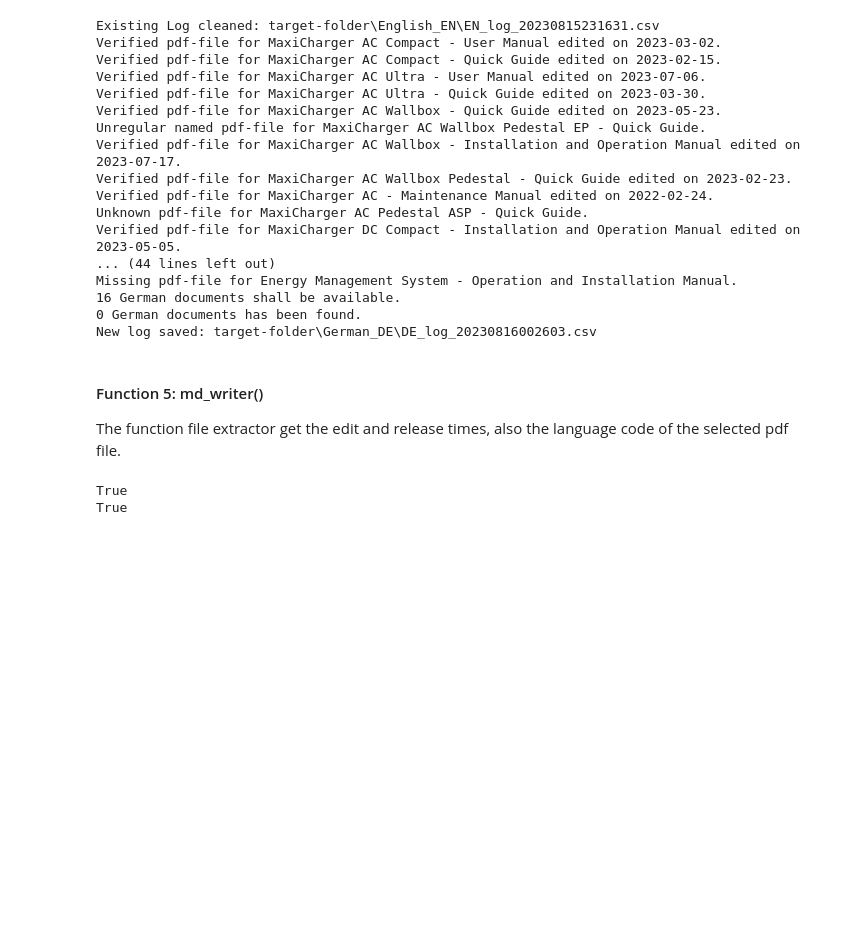
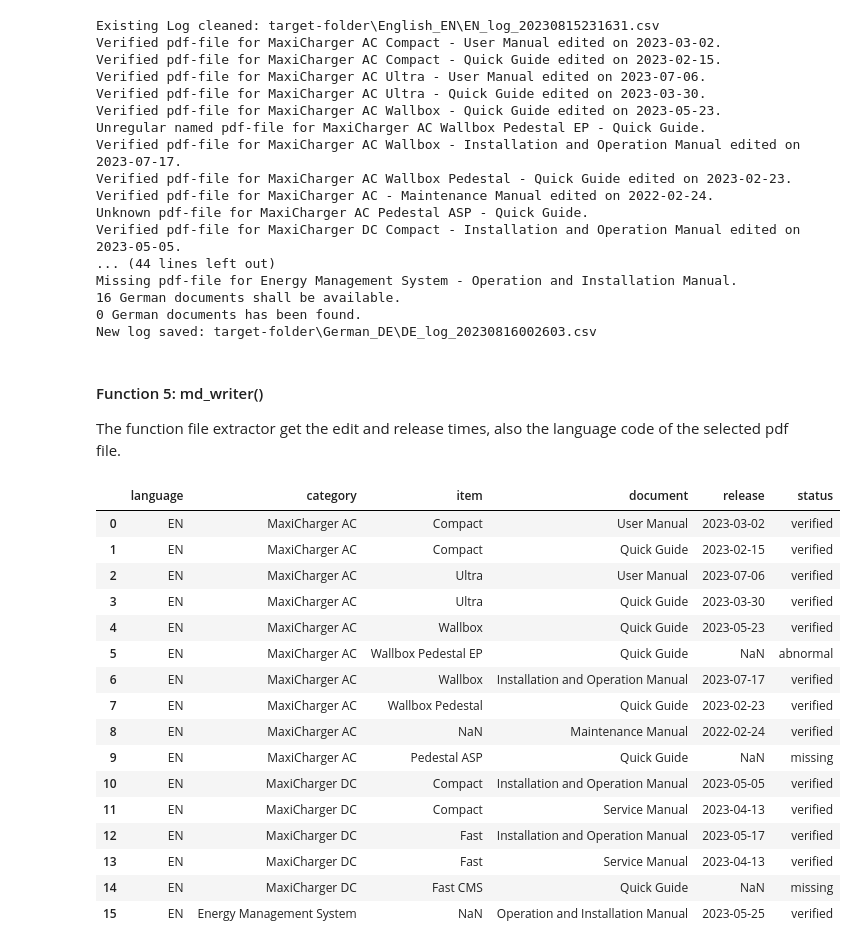
Before and after one commit to msm216/folder-master, a Jupyter notebook: demo.ipynb, the cells around one changed output. Cells and saved outputs as stored; diff of their text form; code cells hidden in the pictures; blank space fills up the shorter version.

Commit message:
modify and test pandas, html table

```diff
--- a/demo.ipynb
+++ b/demo.ipynb
@@ -504,6 +504,8 @@ New log saved: target-folder\German_DE\DE_log_20230816002603.csv
 The function file extractor get the edit and release times, also the language code of the selected pdf file.
 # %%
 import os
+import pandas as pd
+
 from datetime import datetime
 
 
@@ -536,11 +538,39 @@ leadin_google_trans = (
     "## Languages that translated via Google:\n"
     "Czech (CZ), Finnish (FI), Icelandic (IS), Norwegian (NO), Romanian (RO), Russian (RU)<br>\n"
 )
+doc_releases = {
 
+}
 
 with open(md_path, "w", newline='') as md_file:
     md_file.write(leadin_1)
-    # 'English_EN'
+    # get status from 'English_EN' first
+    en_folder_path = os.path.join(target_folder, "English_EN")
+    en_log_name = [file for file in os.listdir(en_folder_path) if file.endswith('.csv')][0]
+    # test-folder\English_EN\EN_log_20230816002603.csv
+    en_log_csv_path = os.path.join(en_folder_path, en_log_name)
+    # save as data frame for comparing
+    en_log_df = pd.read_csv(en_log_csv_path)
+
+
+
+
+    with open(en_log_csv_path, "r") as en_log:
+        # extract all lines as strings in single list
+        lines = en_log.readlines()
+        md_file.write(header)
+        # get lines except the title
+        for line in lines[1:]:
+            # split elements from a single line as a list
+            # ['EN', 'MaxiCharger AC', 'Compact', 'User Manual', '2023-03-02', 'verified']
+            values = line.strip().split(",")
+            md_file.write("| " + " | ".join(values) + " |\n")
+
+
+
+
+    language_folders.remove("English_EN")
+
     for language_folder in language_folders:
         # test-folder\English_EN
         folder_path = os.path.join(target_folder, language_folder)
@@ -550,7 +580,6 @@ with open(md_path, "w", newline='') as md_file:
         log_path = os.path.join(target_folder, language_folder, logs[0])
 
         #if os.path.exists(csv_file):
-        md_file.write(header)
         md_file.write(divider)
 
 
@@ -562,9 +591,26 @@ with open(md_path, "w", newline='') as md_file:
 
 
         print(os.path.exists(log_path))
-# %% [output]
-True
-True
+# %%
+en_log_df
+# %% [output]
+|  | language | category | item | document | release | status |
+| 0 | EN | MaxiCharger AC | Compact | User Manual | 2023-03-02 | verified |
+| 1 | EN | MaxiCharger AC | Compact | Quick Guide | 2023-02-15 | verified |
+| 2 | EN | MaxiCharger AC | Ultra | User Manual | 2023-07-06 | verified |
+| 3 | EN | MaxiCharger AC | Ultra | Quick Guide | 2023-03-30 | verified |
+| 4 | EN | MaxiCharger AC | Wallbox | Quick Guide | 2023-05-23 | verified |
+| 5 | EN | MaxiCharger AC | Wallbox Pedestal EP | Quick Guide | NaN | abnormal |
+| 6 | EN | MaxiCharger AC | Wallbox | Installation and Operation Manual | 2023-07-17 | verified |
+| 7 | EN | MaxiCharger AC | Wallbox Pedestal | Quick Guide | 2023-02-23 | verified |
+| 8 | EN | MaxiCharger AC | NaN | Maintenance Manual | 2022-02-24 | verified |
+| 9 | EN | MaxiCharger AC | Pedestal ASP | Quick Guide | NaN | missing |
+| 10 | EN | MaxiCharger DC | Compact | Installation and Operation Manual | 2023-05-05 | verified |
+| 11 | EN | MaxiCharger DC | Compact | Service Manual | 2023-04-13 | verified |
+| 12 | EN | MaxiCharger DC | Fast | Installation and Operation Manual | 2023-05-17 | verified |
+| 13 | EN | MaxiCharger DC | Fast | Service Manual | 2023-04-13 | verified |
+| 14 | EN | MaxiCharger DC | Fast CMS | Quick Guide | NaN | missing |
+| 15 | EN | Energy Management System | NaN | Operation and Installation Manual | 2023-05-25 | verified |
 # %%
 import os
 
```
Also changed, not shown: parts of 1 cell of this notebook, 3 other files.
